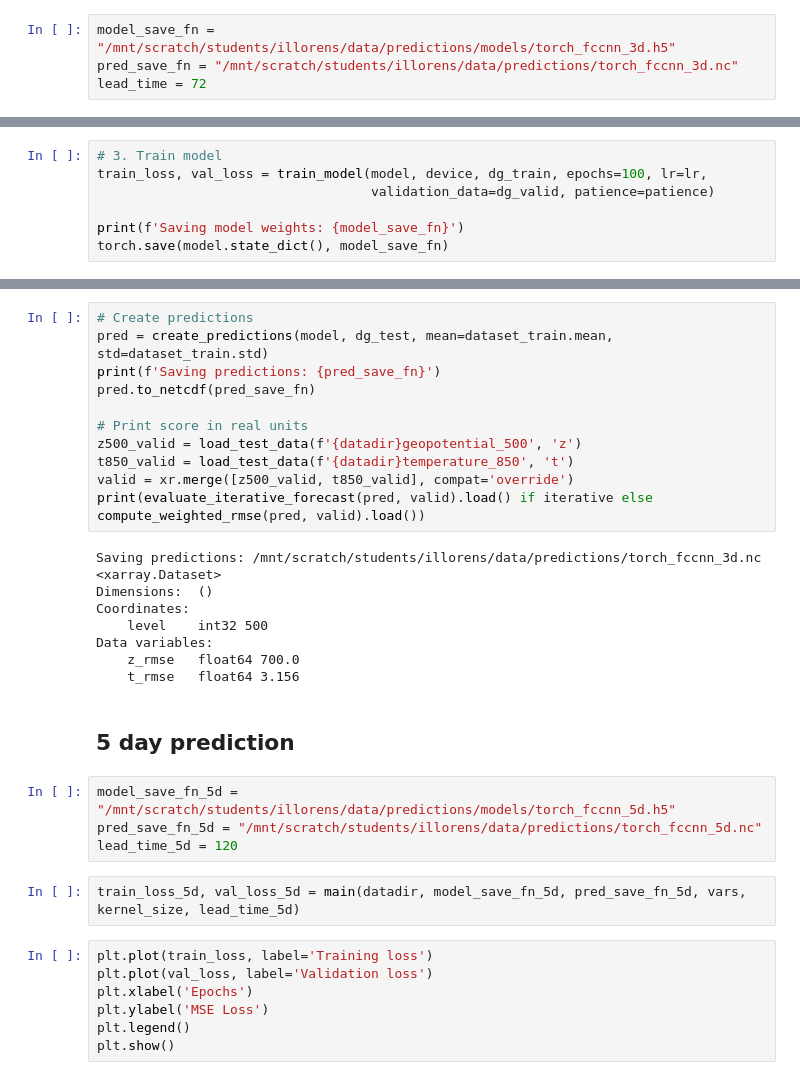
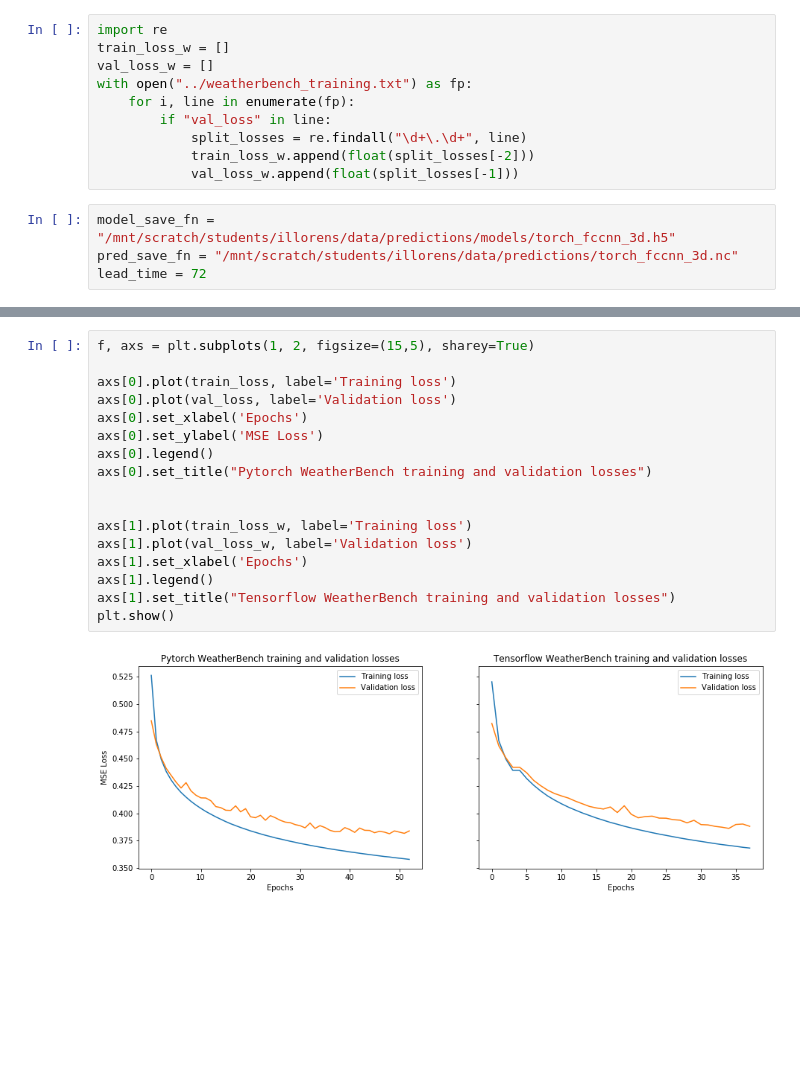
Before and after one commit to deepsphere/deepsphere-weather, a Jupyter notebook: notebooks/pytorch_weatherbench.ipynb, the cells around one changed output, grey strips where cells are left out. Drawn from its saved outputs; the diff is of its cells as text; blank space fills up the shorter version.

Commit message:
Fixed dataset, retrained model to reproduce tensorflow results

```diff
--- a/notebooks/pytorch_weatherbench.ipynb
+++ b/notebooks/pytorch_weatherbench.ipynb
@@ -442,5 +407,15 @@ kernel_size = 5
 # %% [markdown]
 ## 3 day prediction
+# %%
+import re
+train_loss_w = []
+val_loss_w = []
+with open("../weatherbench_training.txt") as fp:
+    for i, line in enumerate(fp):
+        if "val_loss" in line:
+            split_losses = re.findall("\d+\.\d+", line)
+            train_loss_w.append(float(split_losses[-2]))
+            val_loss_w.append(float(split_losses[-1]))
 # %%
 model_save_fn = "/mnt/scratch/students/illorens/data/predictions/models/torch_fccnn_3d.h5"
 pred_save_fn = "/mnt/scratch/students/illorens/data/predictions/torch_fccnn_3d.nc"
@@ -484,7 +471,0 @@ if torch.cuda.is_available():
-# %%
-# 3. Train model
-train_loss, val_loss = train_model(model, device, dg_train, epochs=100, lr=lr,
-                                   validation_data=dg_valid, patience=patience)
-
-print(f'Saving model weights: {model_save_fn}')
-torch.save(model.state_dict(), model_save_fn)
@@ -515,35 +472,19 @@ plt.show()
-# %%
-# Create predictions
-pred = create_predictions(model, dg_test, mean=dataset_train.mean, std=dataset_train.std)
-print(f'Saving predictions: {pred_save_fn}')
-pred.to_netcdf(pred_save_fn)
-
-# Print score in real units
-z500_valid = load_test_data(f'{datadir}geopotential_500', 'z')
-t850_valid = load_test_data(f'{datadir}temperature_850', 't')
-valid = xr.merge([z500_valid, t850_valid], compat='override')
-print(evaluate_iterative_forecast(pred, valid).load() if iterative else compute_weighted_rmse(pred, valid).load())
-# %% [output]
-Saving predictions: /mnt/scratch/students/illorens/data/predictions/torch_fccnn_3d.nc
-<xarray.Dataset>
-Dimensions:  ()
-Coordinates:
-    level    int32 500
-Data variables:
-    z_rmse   float64 700.0
-    t_rmse   float64 3.156
-# %% [markdown]
-## 5 day prediction
-# %%
-model_save_fn_5d = "/mnt/scratch/students/illorens/data/predictions/models/torch_fccnn_5d.h5"
-pred_save_fn_5d = "/mnt/scratch/students/illorens/data/predictions/torch_fccnn_5d.nc"
-lead_time_5d = 120
-# %%
-train_loss_5d, val_loss_5d = main(datadir, model_save_fn_5d, pred_save_fn_5d, vars, kernel_size, lead_time_5d)
-# %%
-plt.plot(train_loss, label='Training loss')
-plt.plot(val_loss, label='Validation loss')
-plt.xlabel('Epochs')
-plt.ylabel('MSE Loss')
-plt.legend()
-plt.show()
+# %%
+f, axs = plt.subplots(1, 2, figsize=(15,5), sharey=True)
+
+axs[0].plot(train_loss, label='Training loss')
+axs[0].plot(val_loss, label='Validation loss')
+axs[0].set_xlabel('Epochs')
+axs[0].set_ylabel('MSE Loss')
+axs[0].legend()
+axs[0].set_title("Pytorch WeatherBench training and validation losses")
+
+
+axs[1].plot(train_loss_w, label='Training loss')
+axs[1].plot(val_loss_w, label='Validation loss')
+axs[1].set_xlabel('Epochs')
+axs[1].legend()
+axs[1].set_title("Tensorflow WeatherBench training and validation losses")
+plt.show()
+# %% [output]
+[figure, added]
```
Also changed, not shown: parts of 20 cells of this notebook.
